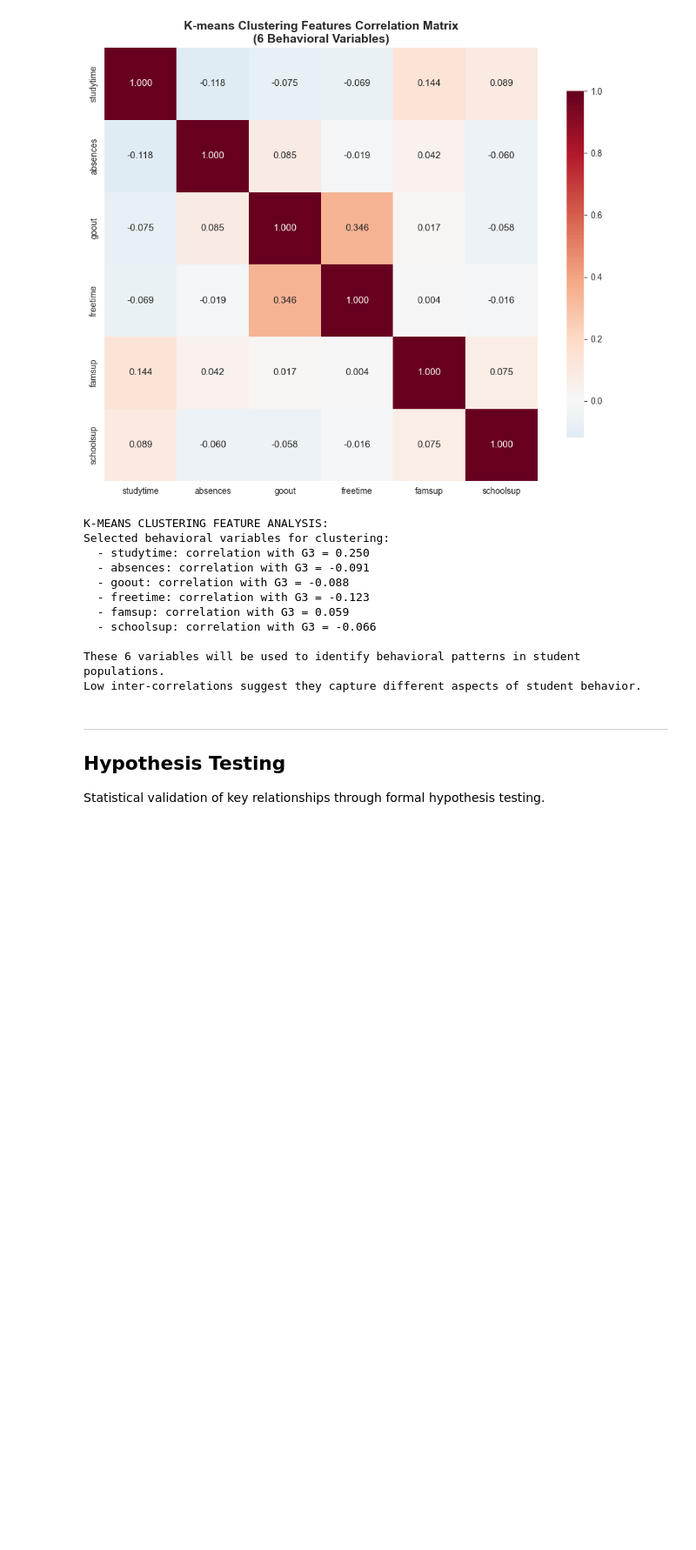
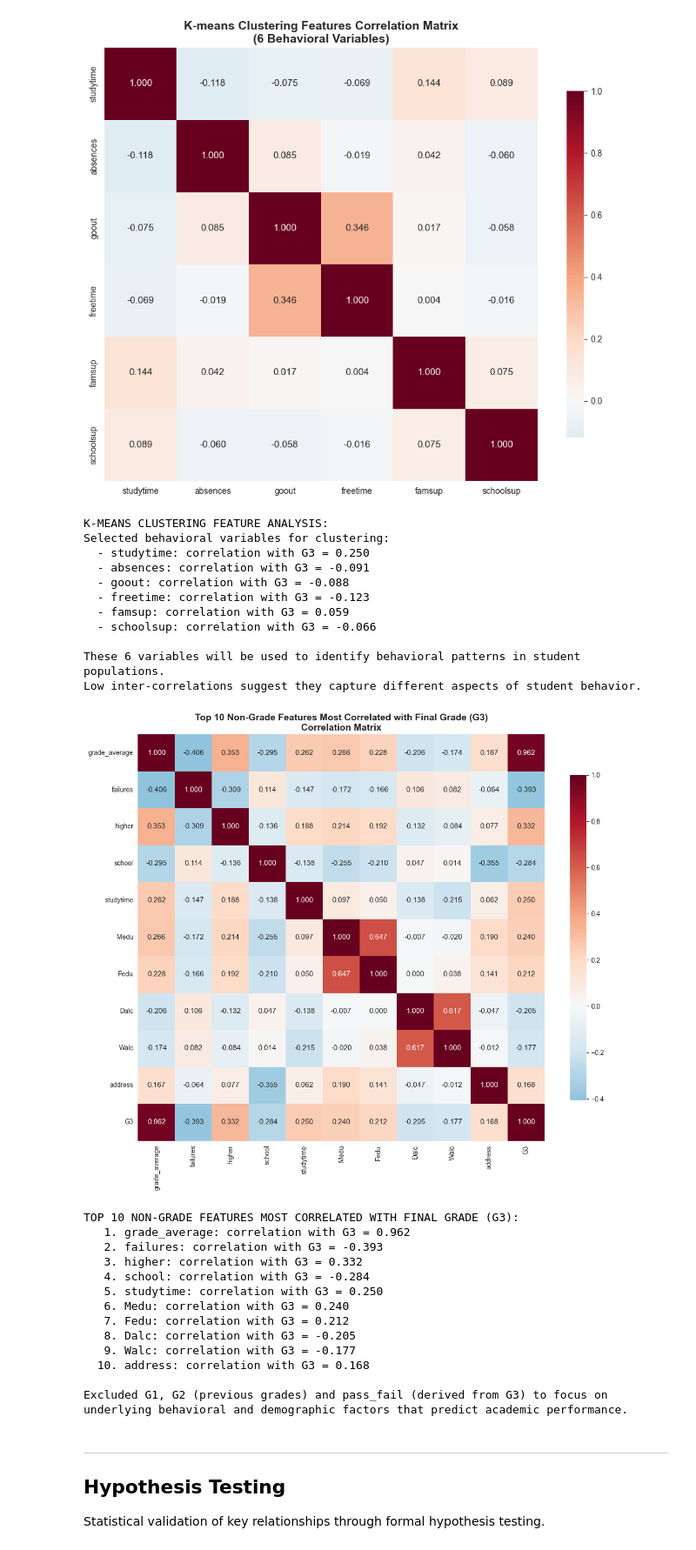
Before and after one commit to kar1myasser/Students-Performance-Analysis, a Jupyter notebook: notebooks/02_eda_visualization.ipynb, the cells around one changed output. Shown: that part at 87% size. Saved outputs shown, nothing was run; the diff lists cells and outputs as text; code cells hidden in the pictures; blank space fills up the shorter version.

```diff
--- a/notebooks/02_eda_visualization.ipynb
+++ b/notebooks/02_eda_visualization.ipynb
@@ -651,6 +723,61 @@ Selected behavioral variables for clustering:
 
 These 6 variables will be used to identify behavioral patterns in student populations.
 Low inter-correlations suggest they capture different aspects of student behavior.
+# %%
+# Find top 10 features most correlated with G3 (excluding G1, G2, pass_fail)
+g3_correlations = df_numeric.corr()["G3"].abs().sort_values(ascending=False)
+# Remove G3, G1, G2, and pass_fail, then get top 10
+features_to_exclude = ["G3", "G1", "G2", "pass_fail"]
+top_10_features = g3_correlations.drop(features_to_exclude).head(10).index.tolist()
+# Add G3 back to show correlations with it
+top_10_with_g3 = top_10_features + ["G3"]
+
+plt.figure(figsize=(12, 10))
+correlation_matrix = df_numeric[top_10_with_g3].corr()
+sns.heatmap(
+    correlation_matrix,
+    annot=True,
+    cmap="RdBu_r",
+    center=0,
+    square=True,
+    fmt=".3f",
+    cbar_kws={"shrink": 0.8},
+)
+plt.title(
+    "Top 10 Non-Grade Features Most Correlated with Final Grade (G3)\nCorrelation Matrix",
+    fontsize=14,
+    fontweight="bold",
+)
+plt.tight_layout()
+plt.show()
+
+print("TOP 10 NON-GRADE FEATURES MOST CORRELATED WITH FINAL GRADE (G3):")
+for i, feature in enumerate(top_10_features, 1):
+    g3_corr = df_numeric[feature].corr(df_numeric["G3"])
+    print(f"  {i:2d}. {feature}: correlation with G3 = {g3_corr:.3f}")
+
+print(
+    f"\nExcluded G1, G2 (previous grades) and pass_fail (derived from G3) to focus on"
+)
+print(
+    f"underlying behavioral and demographic factors that predict academic performance."
+)
+# %% [output]
+[figure, added]
+TOP 10 NON-GRADE FEATURES MOST CORRELATED WITH FINAL GRADE (G3):
+   1. grade_average: correlation with G3 = 0.962
+   2. failures: correlation with G3 = -0.393
+   3. higher: correlation with G3 = 0.332
+   4. school: correlation with G3 = -0.284
+   5. studytime: correlation with G3 = 0.250
+   6. Medu: correlation with G3 = 0.240
+   7. Fedu: correlation with G3 = 0.212
+   8. Dalc: correlation with G3 = -0.205
+   9. Walc: correlation with G3 = -0.177
+  10. address: correlation with G3 = 0.168
+
+Excluded G1, G2 (previous grades) and pass_fail (derived from G3) to focus on
+underlying behavioral and demographic factors that predict academic performance.
 # %% [markdown]
 ---
 ## Hypothesis Testing
```
Also changed, not shown: parts of 5 cells of this notebook, 28 other files.
